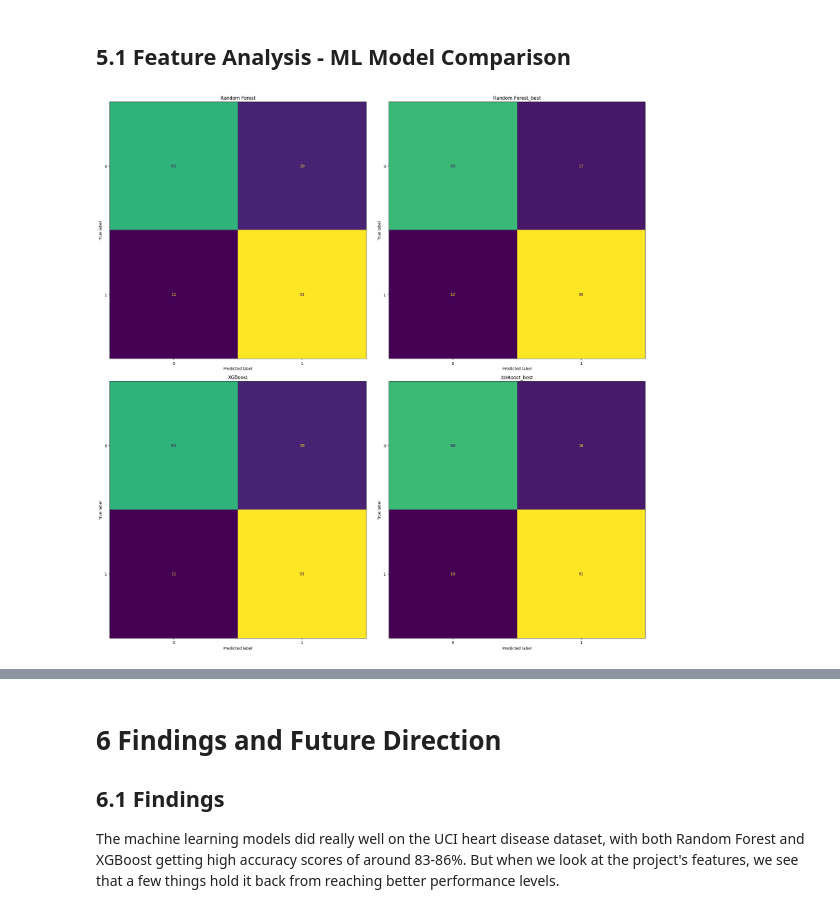
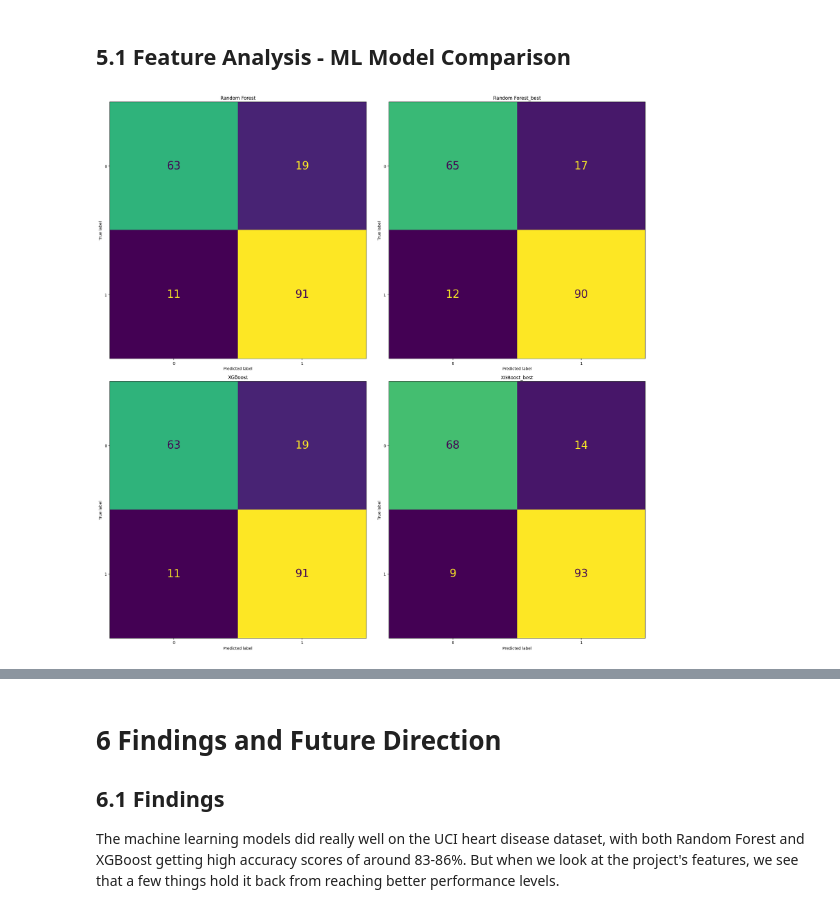
Before and after one commit to Firewat/Heart-Disease-Prediction-Binary-Classification, a Jupyter notebook: uci-heart-disease-prediction-data-analytics-hwr.ipynb, the cells around one changed output, grey strips where cells are left out. Drawn from its saved outputs; the diff is of its cells as text; code cells hidden in the pictures.

```diff
--- a/uci-heart-disease-prediction-data-analytics-hwr.ipynb
+++ b/uci-heart-disease-prediction-data-analytics-hwr.ipynb
@@ -755,22 +755,25 @@ Top 5 Most Important Features:
 # %%
 # Put all displays in a list and set titles
 conf_displays = [rf_confm, rf_best_confm, xgb_confm, xgb_best_confm]
 
 titles = ["Random Forest", "Random Forest_best", "XGBoost", "XGBoost_best"]
 
 # Create a 4x1 grid
 fig, axes = plt.subplots(2, 2, figsize=(20, 20))
 axes = axes.flatten()
 
 # Plot each confusion matrix display onto a different axis
 for ax, display, title in zip(axes, conf_displays, titles):
     display.plot(ax=ax, colorbar=False)  # colorbar=False or True, as you prefer
     ax.set_title(title)
 
+    for text in ax.texts:
+        text.set_fontsize(28)
+
 plt.tight_layout()
 plt.show()
 # %% [output]
-[figure, old version]
+[figure, new version]
 # %%
 # -- The majority of this plotting code is written by ChatGPT --
 
```
Also changed, not shown: parts of 10 cells of this notebook.
